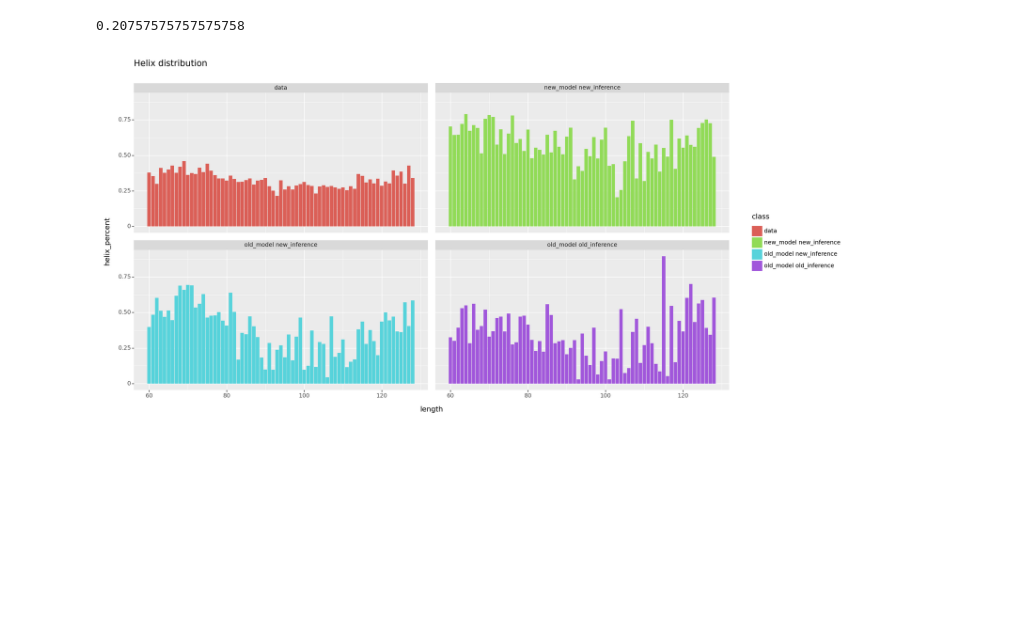
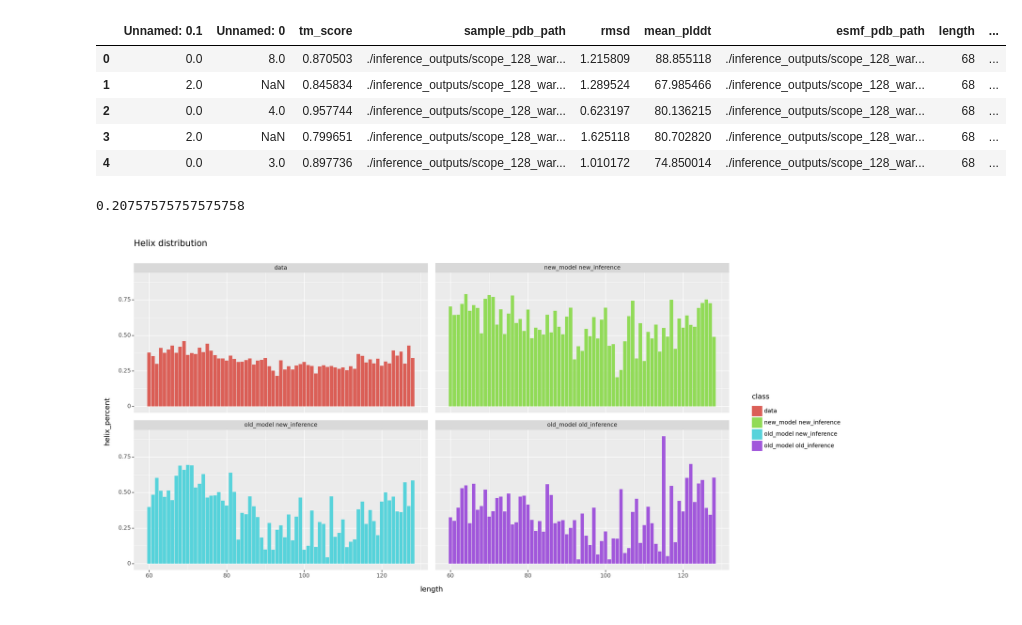
Before and after one commit to microsoft/protein-frame-flow, a Jupyter notebook: notebooks/results_analysis_10_18_2023.ipynb, the cells around one changed output. Cells and saved outputs as stored; diff of their text form; code cells hidden in the pictures; blank space fills up the shorter version.

```diff
--- a/notebooks/results_analysis_10_18_2023.ipynb
+++ b/notebooks/results_analysis_10_18_2023.ipynb
@@ -34,6 +34,15 @@ def read_results(results_dir):
     results_df = pd.concat(all_results_csv)
     designable_df = results_df[results_df.rmsd < 2.0]
     return designable_df
+# %%
+designable_df.head()
+# %% [output]
+|  | Unnamed: 0.1 | Unnamed: 0 | tm_score | sample_pdb_path | rmsd | mean_plddt | esmf_pdb_path | length | ... |
+| 0 | 0.0 | 8.0 | 0.870503 | ./inference_outputs/scope_128_war... | 1.215809 | 88.855118 | ./inference_outputs/scope_128_war... | 68 | ... |
+| 1 | 2.0 | NaN | 0.845834 | ./inference_outputs/scope_128_war... | 1.289524 | 67.985466 | ./inference_outputs/scope_128_war... | 68 | ... |
+| 2 | 0.0 | 4.0 | 0.957744 | ./inference_outputs/scope_128_war... | 0.623197 | 80.136215 | ./inference_outputs/scope_128_war... | 68 | ... |
+| 3 | 2.0 | NaN | 0.799651 | ./inference_outputs/scope_128_war... | 1.625118 | 80.702820 | ./inference_outputs/scope_128_war... | 68 | ... |
+| 4 | 0.0 | 3.0 | 0.897736 | ./inference_outputs/scope_128_war... | 1.010172 | 74.850014 | ./inference_outputs/scope_128_war... | 68 | ... |
 # %%
 results_dir = '/data/rsg/chemistry/jyim/projects/flow-matching/inference_outputs/scope_128_warm_start_ot/2023-10-18_13-04-51/last/run_2023-10-18_15-33-07'
 designable_df = read_results(results_dir)
```
Also changed, not shown: 5 other files.
